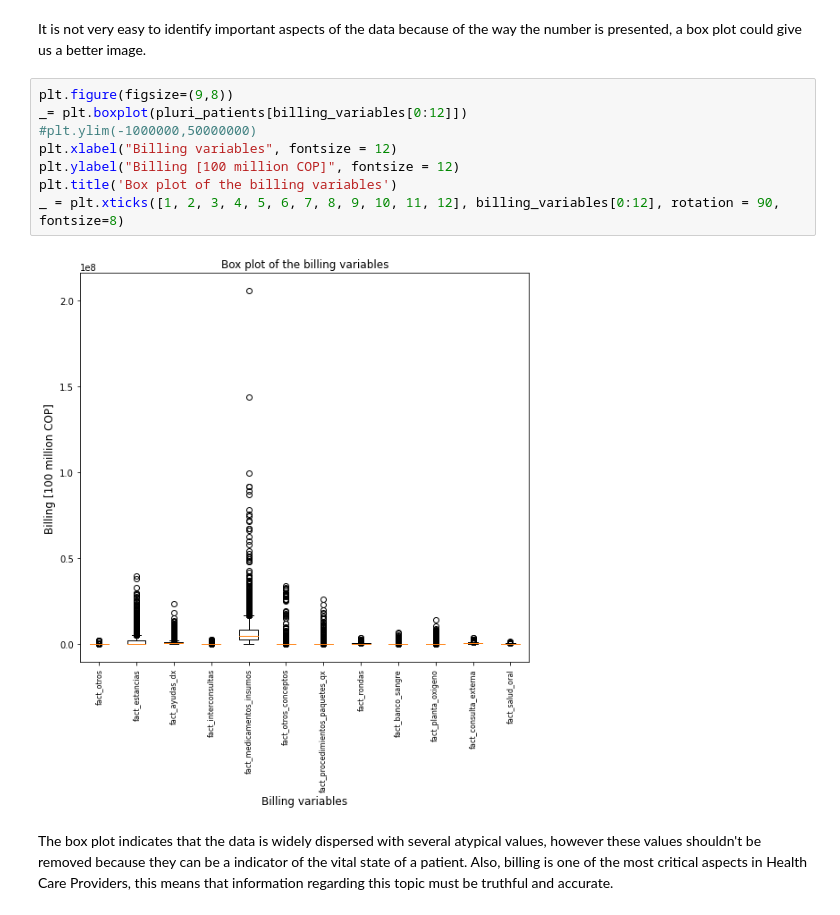
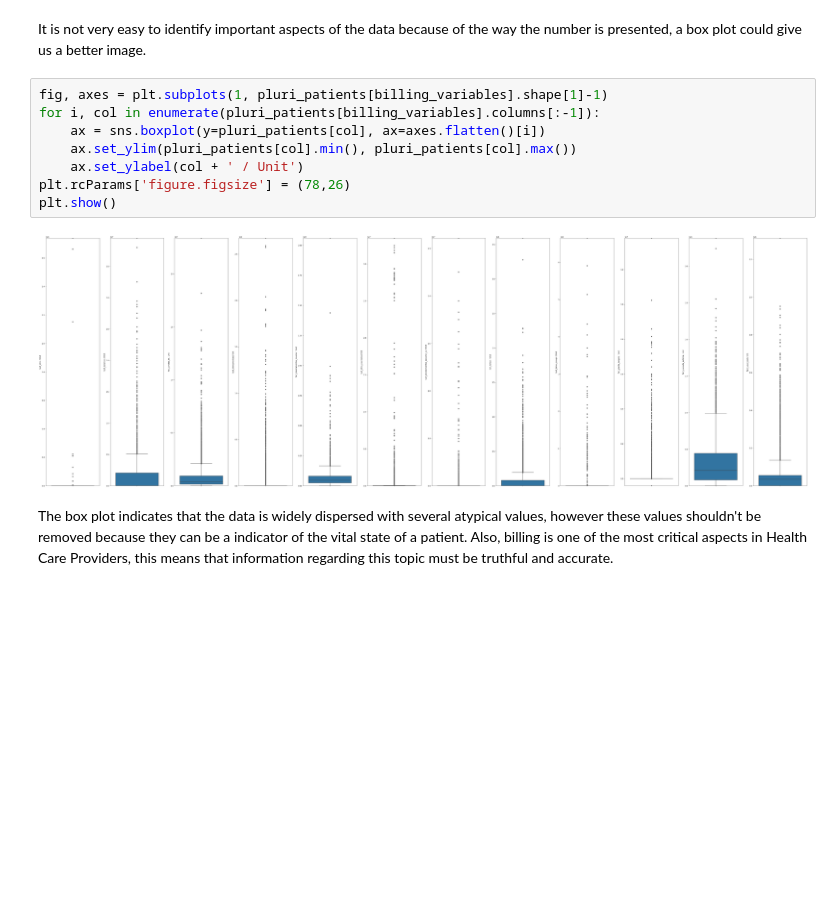
Before and after one commit to Teett/ds4a-team-62, a Jupyter notebook: notebooks/EDA - Billing information.ipynb, the cells around one changed output. Saved outputs shown, nothing was run; the diff lists cells and outputs as text; blank space fills up the shorter version.

```diff
--- a/notebooks/EDA - Billing information.ipynb
+++ b/notebooks/EDA - Billing information.ipynb
@@ -113,16 +106,16 @@ pluri_patients[billing_variables].describe()
 | max | 1.739431e+06 | 3.947940e+07 | 2.337378e+07 | 2.672456e+06 | 2.058979e+08 | ... |
 # %% [markdown]
 It is not very easy to identify important aspects of the data because of the way the number is presented, a box plot could give us a better image.
-# %%
-plt.figure(figsize=(9,8))
-_= plt.boxplot(pluri_patients[billing_variables[0:12]])
-#plt.ylim(-1000000,50000000)
-plt.xlabel("Billing variables", fontsize = 12)
-plt.ylabel("Billing [100 million COP]", fontsize = 12)
-plt.title('Box plot of the billing variables')
-_ = plt.xticks([1, 2, 3, 4, 5, 6, 7, 8, 9, 10, 11, 12], billing_variables[0:12], rotation = 90, fontsize=8)
-# %% [output]
-[figure, removed]
+# %%
+fig, axes = plt.subplots(1, pluri_patients[billing_variables].shape[1]-1)
+for i, col in enumerate(pluri_patients[billing_variables].columns[:-1]):
+    ax = sns.boxplot(y=pluri_patients[col], ax=axes.flatten()[i])
+    ax.set_ylim(pluri_patients[col].min(), pluri_patients[col].max())
+    ax.set_ylabel(col + ' / Unit')
+plt.rcParams['figure.figsize'] = (78,26)
+plt.show()
+# %% [output]
+[figure, added]
 # %% [markdown]
 The box plot indicates that the data is widely dispersed with several atypical values, however these values shouldn't be removed because they can be a indicator of the vital state of a patient.
 Also, billing is one of the most critical aspects in Health Care Providers, this means that information regarding this topic must be truthful and accurate.
```
Also changed, not shown: parts of 2 cells of this notebook.
